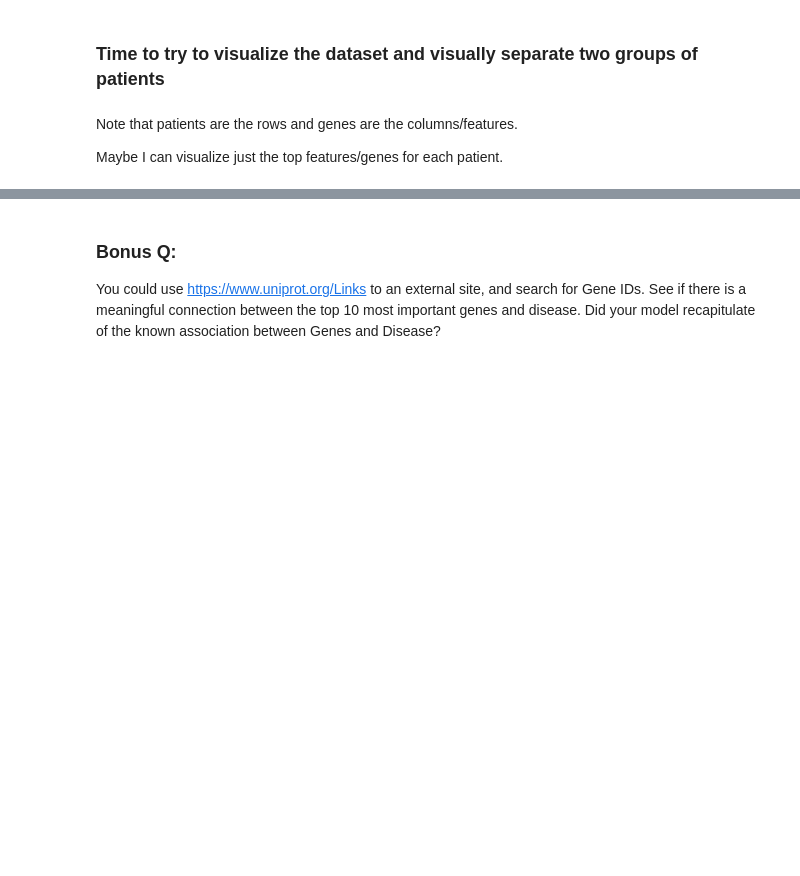
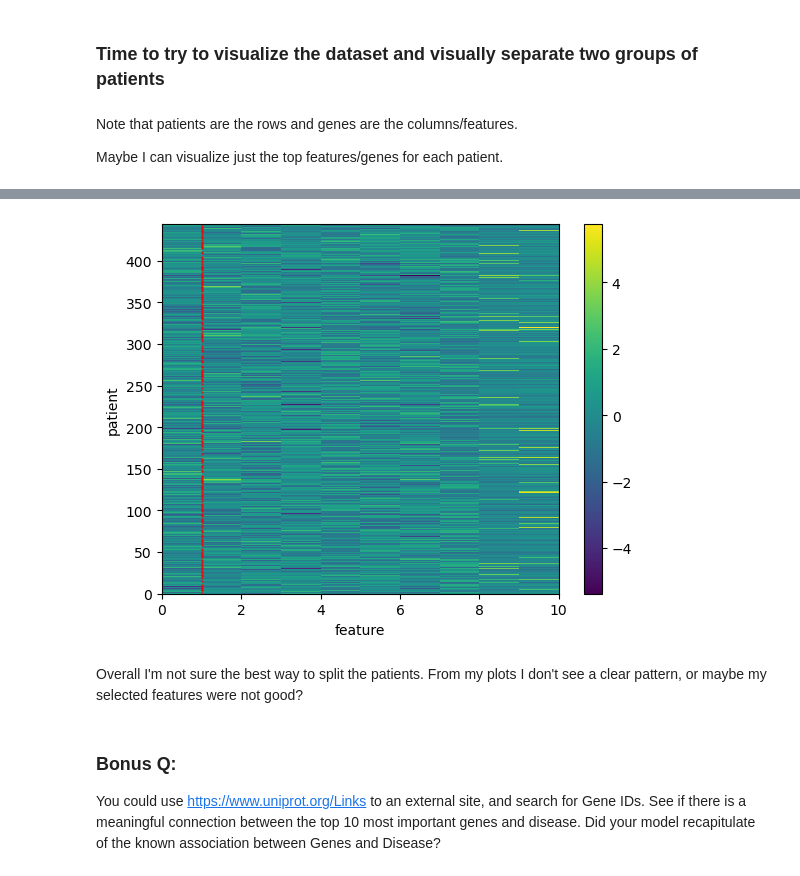
Before and after one commit to darianyang/MachineLearning, a Jupyter notebook: hw3/Lab3_DTY.ipynb, the cells around one changed output, grey strips where cells are left out. Drawn from its saved outputs; the diff is of its cells as text; code cells hidden in the pictures; blank space fills up the shorter version.

```diff
--- a/hw3/Lab3_DTY.ipynb
+++ b/hw3/Lab3_DTY.ipynb
@@ -812,3 +839,17 @@ ValueError: x and y must be the same size
+# %%
+plt.pcolormesh(train_x_scaled_top10)
+plt.xlabel("feature")
+plt.ylabel("patient")
+plt.colorbar()
+
+# plot of positive patients
+for i, binary in enumerate(train_y.iloc[:,1]):
+    if binary == 1:
+        plt.scatter(1, i, color="red", s=0.2)
+# %% [output]
+[figure, added]
+# %% [markdown]
+Overall I'm not sure the best way to split the patients. From my plots I don't see a clear pattern, or maybe my selected features were not good?
 # %% [markdown]
 ### Bonus Q:
 You could use https://www.uniprot.org/Links to an external site, and search for Gene IDs. See if there is a meaningful connection between the top 10 most important genes and disease. Did your model recapitulate of the known association between Genes and Disease?
```
Also changed, not shown: parts of 6 cells of this notebook.
